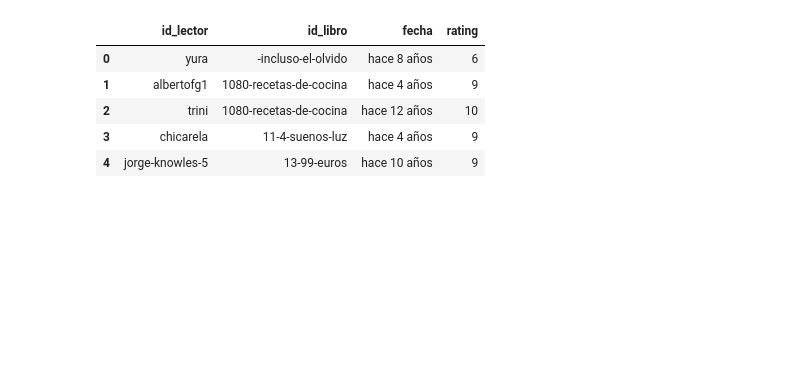
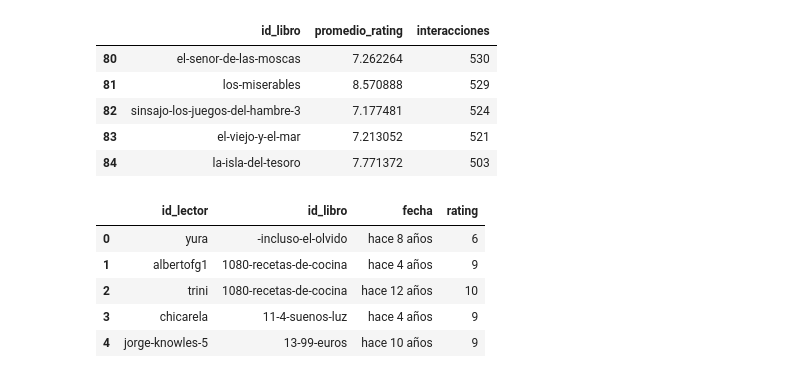
Before and after one commit to FranMoretti/FranMoretti, a Jupyter notebook: Copia_de_05_lightfm.ipynb, the cells around one changed output. Drawn from its saved outputs; the diff is of its cells as text; code cells hidden in the pictures; blank space fills up the shorter version.

```diff
--- a/Copia_de_05_lightfm.ipynb
+++ b/Copia_de_05_lightfm.ipynb
@@ -14,3 +42,12 @@ import sqlite3
+# %%
+df_total.()
+# %% [output]
+|  | id_libro | promedio_rating | interacciones |
+| 80 | el-senor-de-las-moscas | 7.262264 | 530 |
+| 81 | los-miserables | 8.570888 | 529 |
+| 82 | sinsajo-los-juegos-del-hambre-3 | 7.177481 | 524 |
+| 83 | el-viejo-y-el-mar | 7.213052 | 521 |
+| 84 | la-isla-del-tesoro | 7.771372 | 503 |
 # %%
 conn = sqlite3.connect('data.db')
 
```
Also changed, not shown: parts of 15 cells of this notebook.
